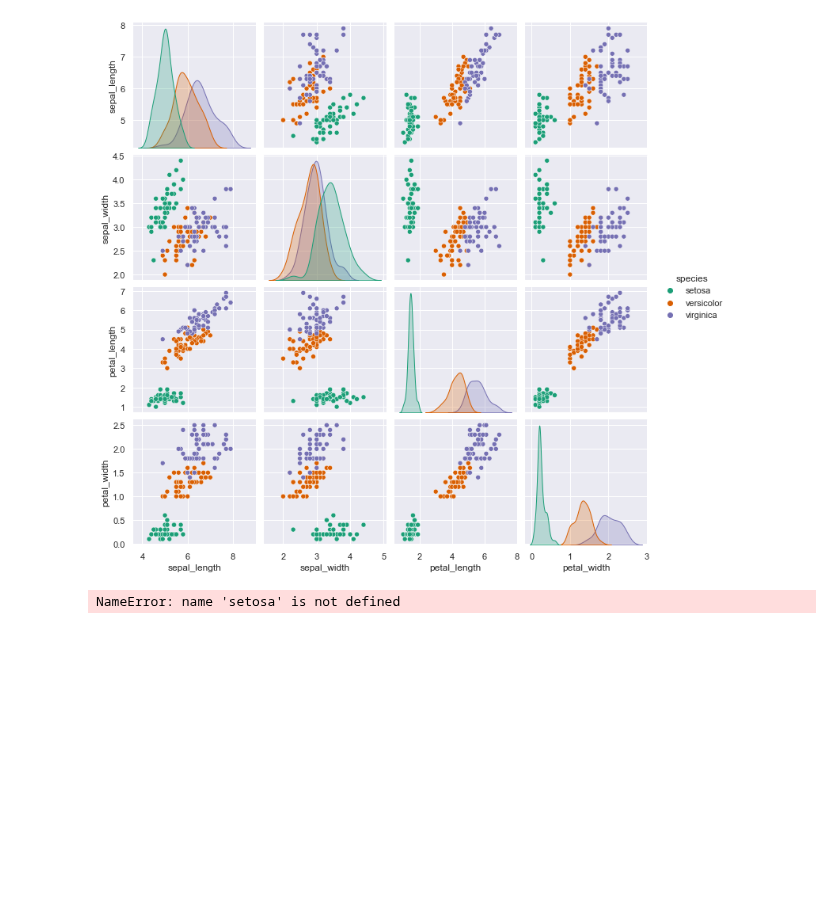
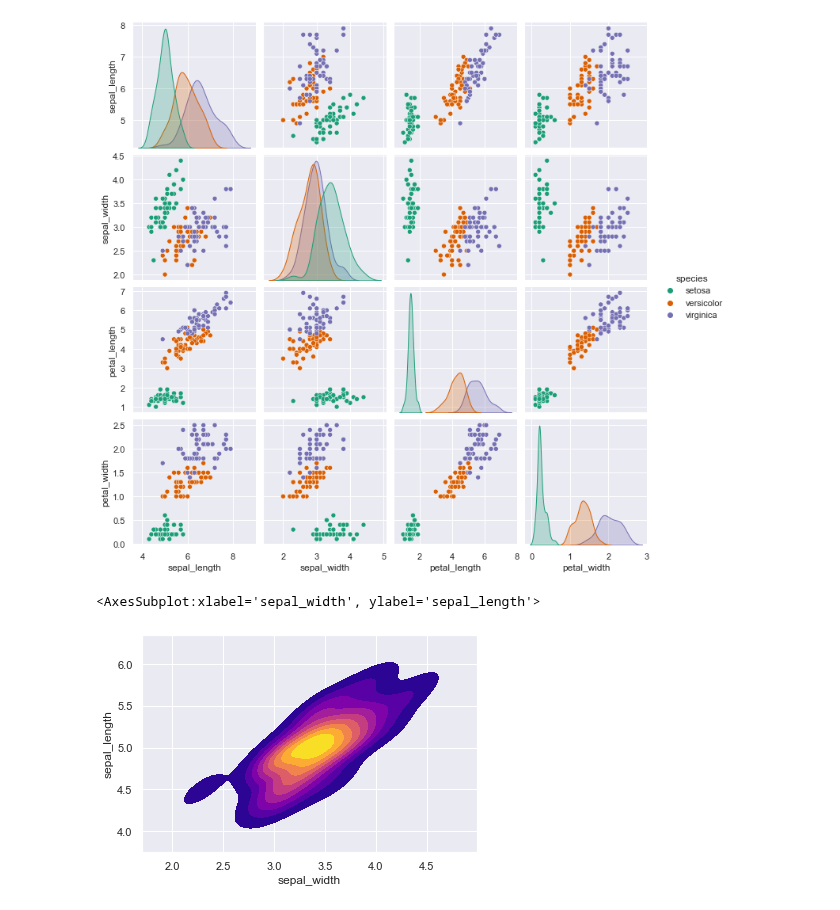
Before and after one commit to hunain-saeed/SVM-pdsml, a Jupyter notebook: Support Vector Machines project.ipynb, the cells around one changed output. Saved outputs shown, nothing was run; the diff lists cells and outputs as text; code cells hidden in the pictures; blank space fills up the shorter version.

```diff
--- a/Support Vector Machines project.ipynb
+++ b/Support Vector Machines project.ipynb
@@ -32,7 +32,8 @@ sns.pairplot(iris, hue='species', palette='Dark2')
 <seaborn.axisgrid.PairGrid at 0x...>
 [figure]
 # %%
-setosa = iris[iris['setosa']]
+setosa = iris[iris['species']=='setosa']
 sns.kdeplot(data=setosa, x="sepal_width", y="sepal_length", cmap='plasma', shade=True)
 # %% [output]
-NameError: name 'setosa' is not defined
+<AxesSubplot:xlabel='sepal_width', ylabel='sepal_length'>
+[figure, added]
```
